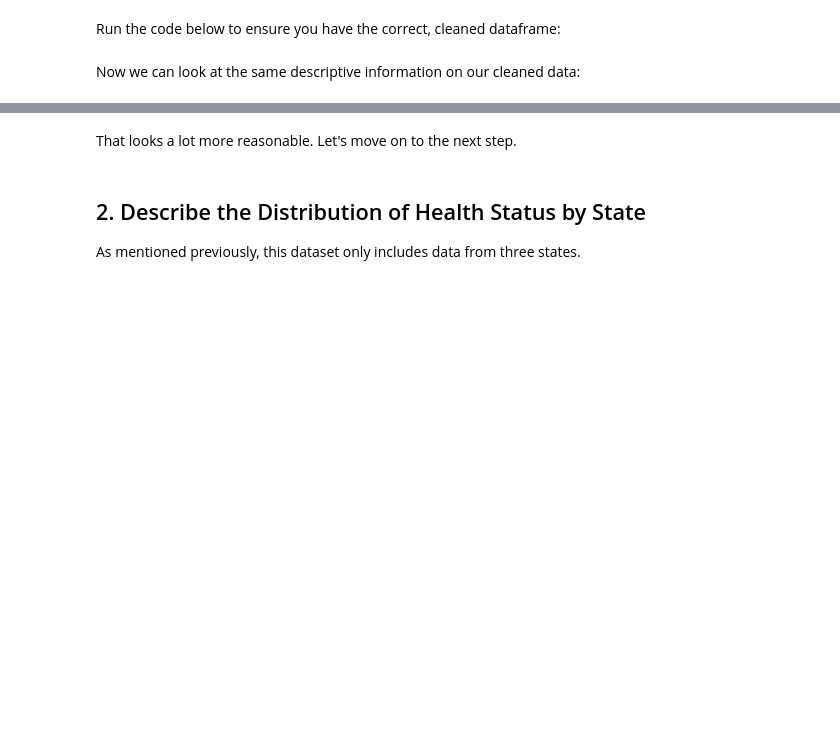
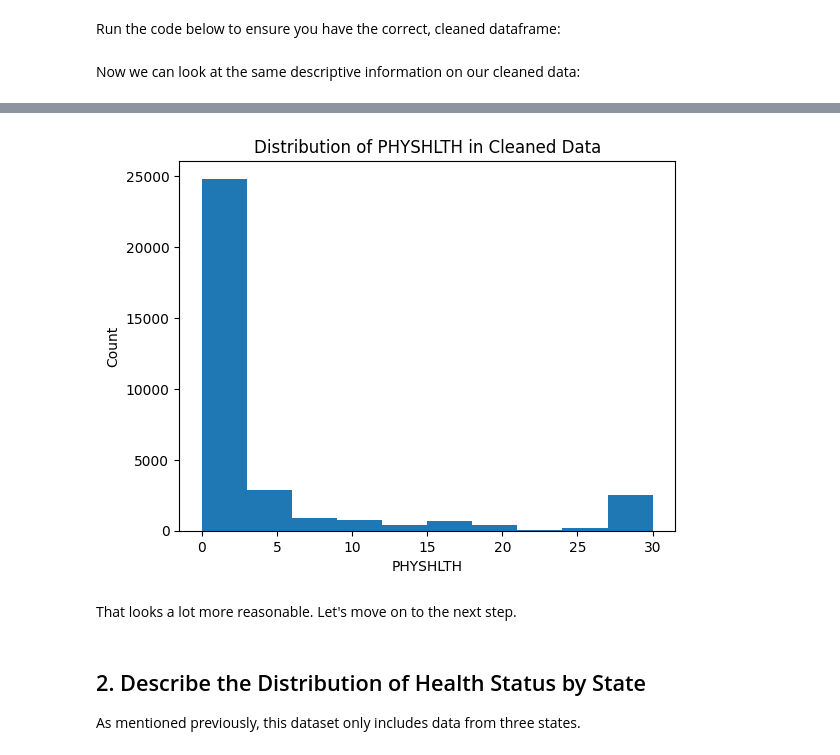
Before and after one commit to Ray-Onsongo/dsc-hypothesis-testing-lab-Ray, a Jupyter notebook: index.ipynb, the cells around one changed output, grey strips where cells are left out. Saved outputs shown, nothing was run; the diff lists cells and outputs as text; code cells hidden in the pictures; blank space fills up the shorter version.

```diff
--- a/index.ipynb
+++ b/index.ipynb
@@ -85,4 +83,4 @@ ModuleNotFoundError: No module named 'pandas'
 # %%
 # Run this cell without changes
-df = pd.read_csv("data/case_study.csv", index_col=0, low_memory=False)
+df = pd.read_csv("case_study.csv", index_col=0, low_memory=False)
 df
@@ -115,0 +141,25 @@ Look in the data dictionary, page 17, to understand what is happening with these
+# %%
+# Your code here
+# Create a copy of the original dataframe to preserve raw data
+df_clean = df.copy()
+
+# Display value counts before cleaning
+print("Original value counts:")
+print(df_clean['PHYSHLTH'].value_counts().sort_index())
+
+# Convert records where PHYSHLTH = 88 (None) to 0
+df_clean.loc[df_clean['PHYSHLTH'] == 88, 'PHYSHLTH'] = 0
+
+# Drop records with other special codes:
+# 77 = Don't know/Not sure
+# 99 = Refused
+# BLANK = Not asked or Missing
+df_clean = df_clean[df_clean['PHYSHLTH'] <= 30]  # Keep only values 0-30 (valid number of days)
+
+# Display value counts after cleaning
+print("\nCleaned value counts:")
+print(df_clean['PHYSHLTH'].value_counts().sort_index())
+
+# Display summary statistics after cleaning
+print("\nCleaned summary statistics:")
+print(df_clean['PHYSHLTH'].describe())
@@ -131,10 +209,13 @@ df['PHYSHLTH'].describe()
 # %%
 # Run this cell without changes
 fig, ax = plt.subplots()
-ax.hist(df["PHYSHLTH"])
+ax.hist(df_clean["PHYSHLTH"])
 ax.set_xlabel("PHYSHLTH")
 ax.set_ylabel("Count")
 ax.set_title("Distribution of PHYSHLTH in Cleaned Data");
+plt.show()
+# %% [output]
+[figure, added]
 # %% [markdown]
 That looks a lot more reasonable. Let's move on to the next step.
 # %% [markdown]
```
Also changed, not shown: parts of 46 cells of this notebook.
